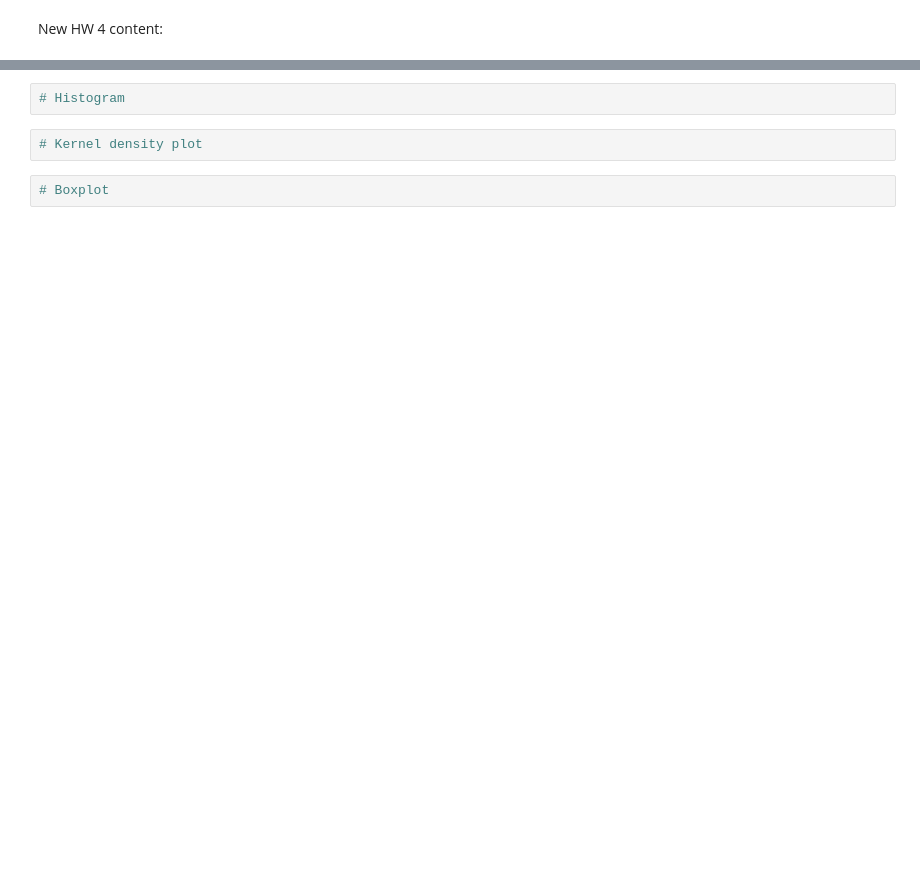
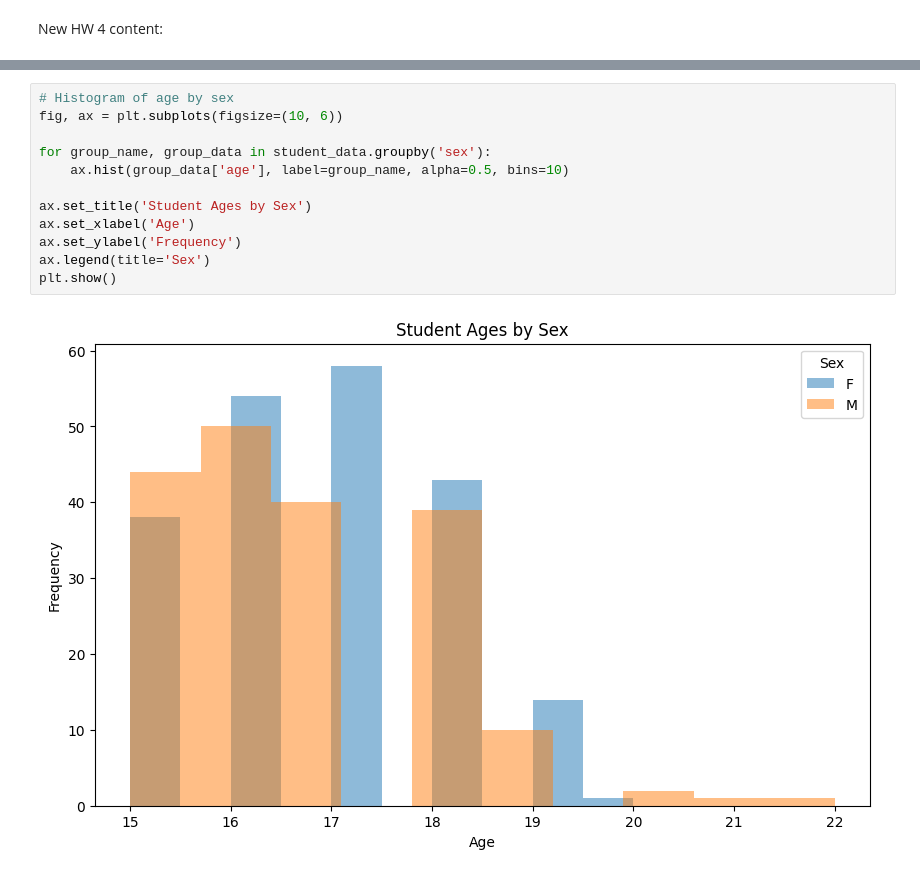
Before and after one commit to jilliangreene/sta_554_assignments, a Jupyter notebook: Greene_STA554_HW4.ipynb, the cells around one changed output, grey strips where cells are left out. Drawn from its saved outputs; the diff is of its cells as text; blank space fills up the shorter version.

```diff
--- a/Greene_STA554_HW4.ipynb
+++ b/Greene_STA554_HW4.ipynb
@@ -53,6 +118,14 @@ New HW 4 content:
-# %%
-# Histogram
-# %%
-# Kernel density plot
-# %%
-# Boxplot
+# %%
+# Histogram of age by sex
+fig, ax = plt.subplots(figsize=(10, 6))
+
+for group_name, group_data in student_data.groupby('sex'):
+    ax.hist(group_data['age'], label=group_name, alpha=0.5, bins=10)
+
+ax.set_title('Student Ages by Sex')
+ax.set_xlabel('Age')
+ax.set_ylabel('Frequency')
+ax.legend(title='Sex')
+plt.show()
+# %% [output]
+[figure, added]
```
Also changed, not shown: parts of 35 cells of this notebook.
